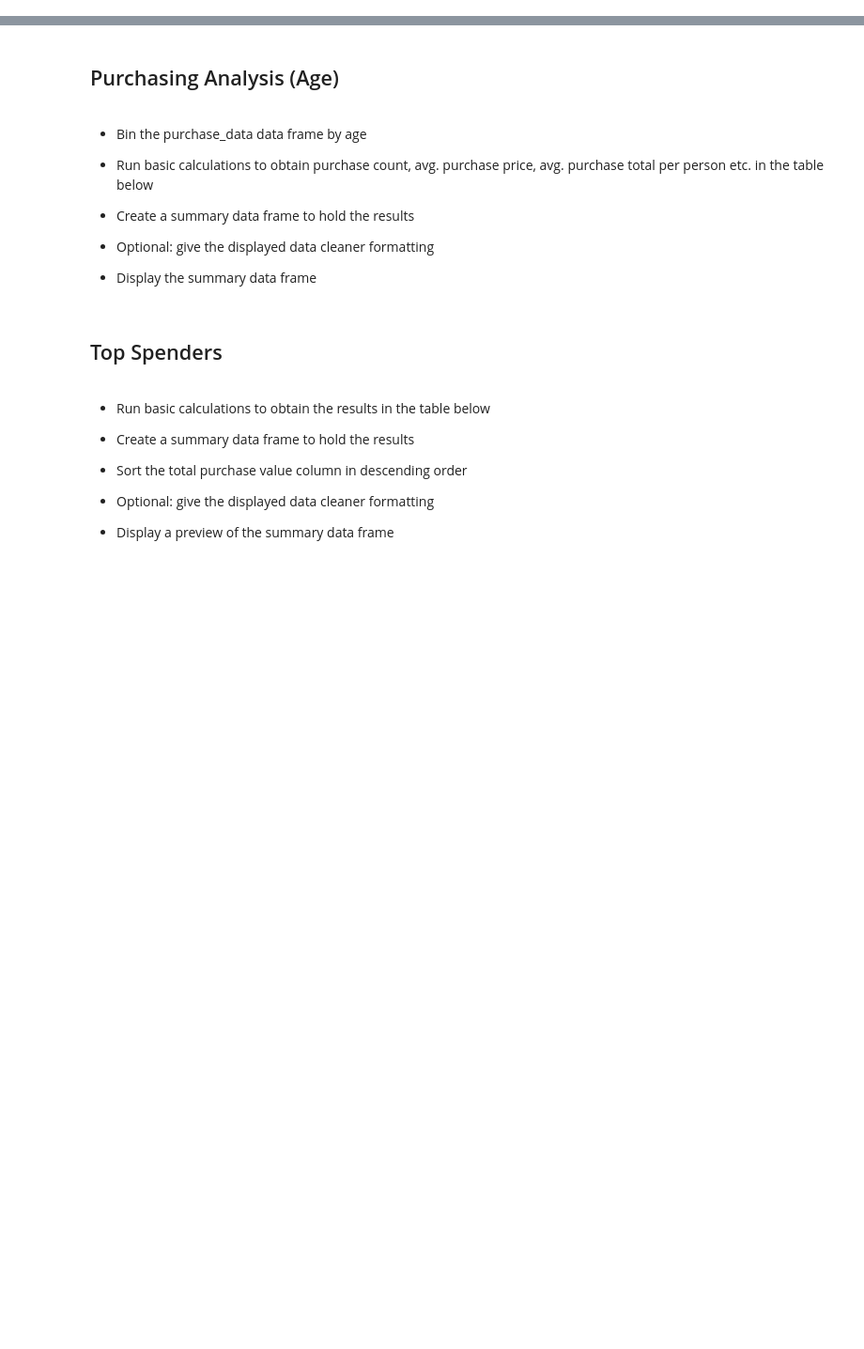
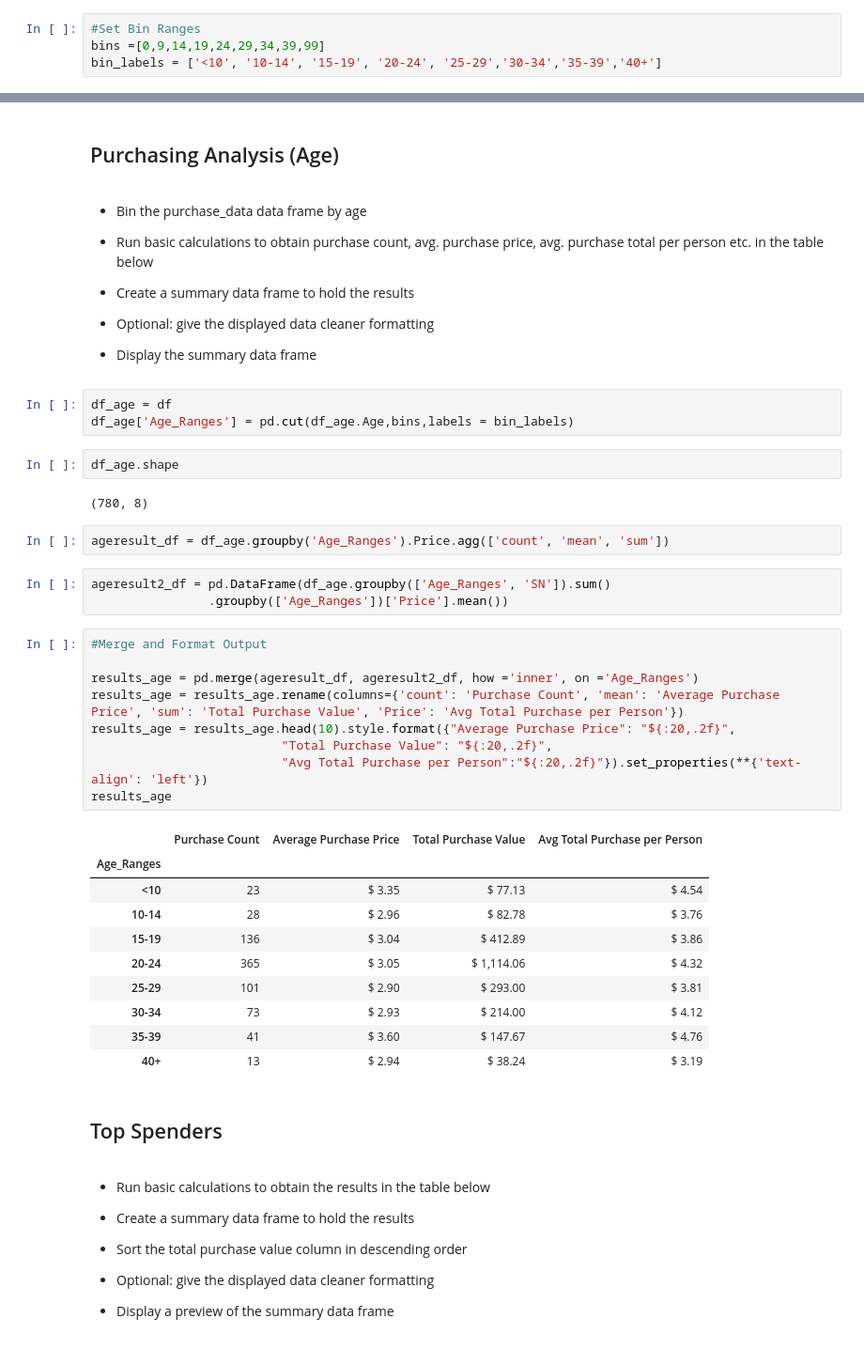
Before and after one commit to daysthroughcode/pandas-challenge, a Jupyter notebook: HeroesOfPymoli/HeroesOfPymoli.ipynb, the cells around one changed output, grey strips where cells are left out. Shown: that part at 94% size. Drawn from its saved outputs; the diff is of its cells as text; blank space fills up the shorter version.

```diff
--- a/HeroesOfPymoli/HeroesOfPymoli.ipynb
+++ b/HeroesOfPymoli/HeroesOfPymoli.ipynb
@@ -113,3 +236,7 @@ print (summary_df)
 
 
 * Display Age Demographics Table
+# %%
+#Set Bin Ranges
+bins =[0,9,14,19,24,29,34,39,99]
+bin_labels = ['<10', '10-14', '15-19', '20-24', '25-29','30-34','35-39','40+']
@@ -129,6 +288,38 @@ print (summary_df)
 
 
 * Display the summary data frame
+# %%
+df_age = df
+df_age['Age_Ranges'] = pd.cut(df_age.Age,bins,labels = bin_labels)
+# %%
+df_age.shape
+# %% [output]
+(780, 8)
+# %%
+ageresult_df = df_age.groupby('Age_Ranges').Price.agg(['count', 'mean', 'sum'])
+# %%
+ageresult2_df = pd.DataFrame(df_age.groupby(['Age_Ranges', 'SN']).sum()
+                .groupby(['Age_Ranges'])['Price'].mean())
+# %%
+#Merge and Format Output
+
+results_age = pd.merge(ageresult_df, ageresult2_df, how ='inner', on ='Age_Ranges')
+results_age = results_age.rename(columns={'count': 'Purchase Count', 'mean': 'Average Purchase Price', 'sum': 'Total Purchase Value', 'Price': 'Avg Total Purchase per Person'})
+results_age = results_age.head(10).style.format({"Average Purchase Price": "${:20,.2f}",
+                          "Total Purchase Value": "${:20,.2f}",
+                          "Avg Total Purchase per Person":"${:20,.2f}"}).set_properties(**{'text-align': 'left'})
+results_age
+# %% [output]
+|  | Purchase Count | Average Purchase Price | Total Purchase Value | Avg Total Purchase per Person |
+| Age_Ranges |  |  |  |  |
+| <10 | 23 | $ 3.35 | $ 77.13 | $ 4.54 |
+| 10-14 | 28 | $ 2.96 | $ 82.78 | $ 3.76 |
+| 15-19 | 136 | $ 3.04 | $ 412.89 | $ 3.86 |
+| 20-24 | 365 | $ 3.05 | $ 1,114.06 | $ 4.32 |
+| 25-29 | 101 | $ 2.90 | $ 293.00 | $ 3.81 |
+| 30-34 | 73 | $ 2.93 | $ 214.00 | $ 4.12 |
+| 35-39 | 41 | $ 3.60 | $ 147.67 | $ 4.76 |
+| 40+ | 13 | $ 2.94 | $ 38.24 | $ 3.19 |
 # %% [markdown]
 ## Top Spenders
 # %% [markdown]
```
Also changed, not shown: parts of 21 cells of this notebook.
